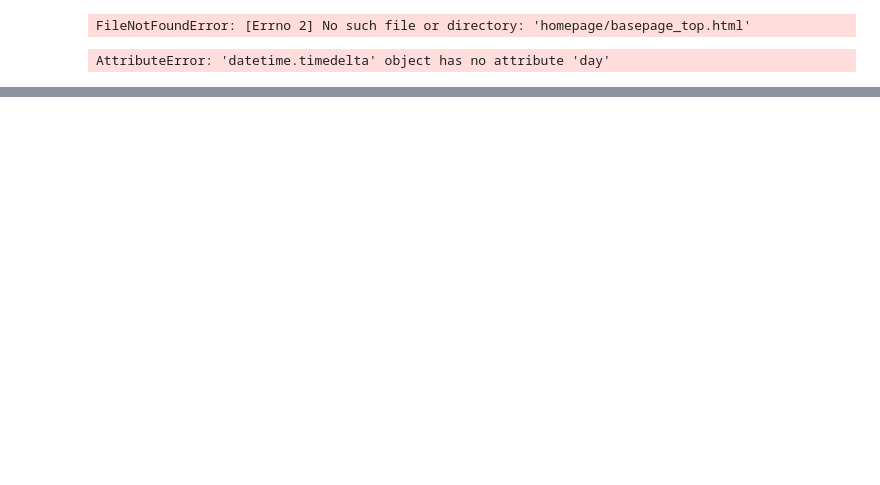
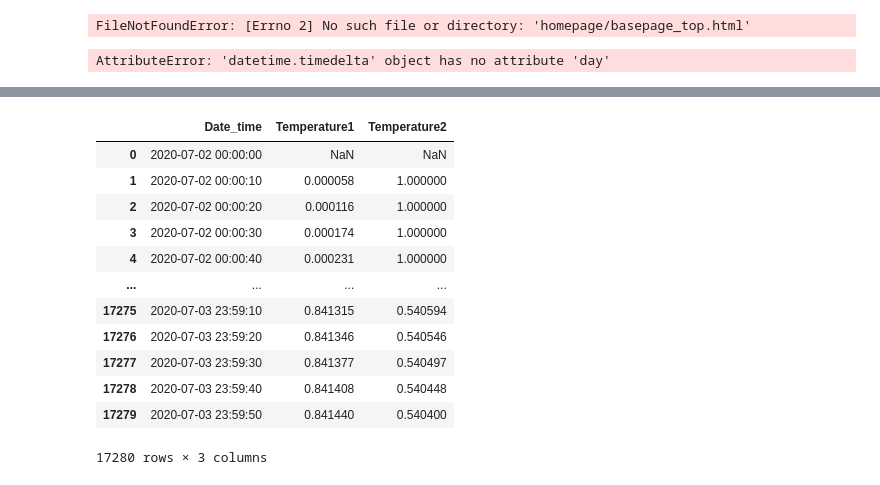
Before and after one commit to silvioba/rasproj, a Jupyter notebook: test.ipynb, the cells around one changed output, grey strips where cells are left out. Drawn from its saved outputs; the diff is of its cells as text; code cells hidden in the pictures; blank space fills up the shorter version.

```diff
--- a/test.ipynb
+++ b/test.ipynb
@@ -55,0 +52,5 @@ AttributeError: module 'functions' has no attribute 'html_code_last_measured_dat
+# %%
+test_date1 = datetime(year=2020, month=7, day=2)
+test_date2 = datetime(year=2020, month=7, day=3)
+df = fn.import_data(test_date1, test_date2,reduced=False)
+print(df)
@@ -55,0 +72,17 @@ AttributeError: module 'functions' has no attribute 'html_code_last_measured_dat
+# %%
+df = df.rolling(2,on='Date_time').max()
+df
+# %% [output]
+|  | Date_time | Temperature1 | Temperature2 |
+| 0 | 2020-07-02 00:00:00 | NaN | NaN |
+| 1 | 2020-07-02 00:00:10 | 0.000058 | 1.000000 |
+| 2 | 2020-07-02 00:00:20 | 0.000116 | 1.000000 |
+| 3 | 2020-07-02 00:00:30 | 0.000174 | 1.000000 |
+| 4 | 2020-07-02 00:00:40 | 0.000231 | 1.000000 |
+| ... | ... | ... | ... |
+| 17275 | 2020-07-03 23:59:10 | 0.841315 | 0.540594 |
+| 17276 | 2020-07-03 23:59:20 | 0.841346 | 0.540546 |
+| 17277 | 2020-07-03 23:59:30 | 0.841377 | 0.540497 |
+| 17278 | 2020-07-03 23:59:40 | 0.841408 | 0.540448 |
+| 17279 | 2020-07-03 23:59:50 | 0.841440 | 0.540400 |
+17280 rows × 3 columns
```
Also changed, not shown: parts of 2 cells of this notebook, 14 other files.
